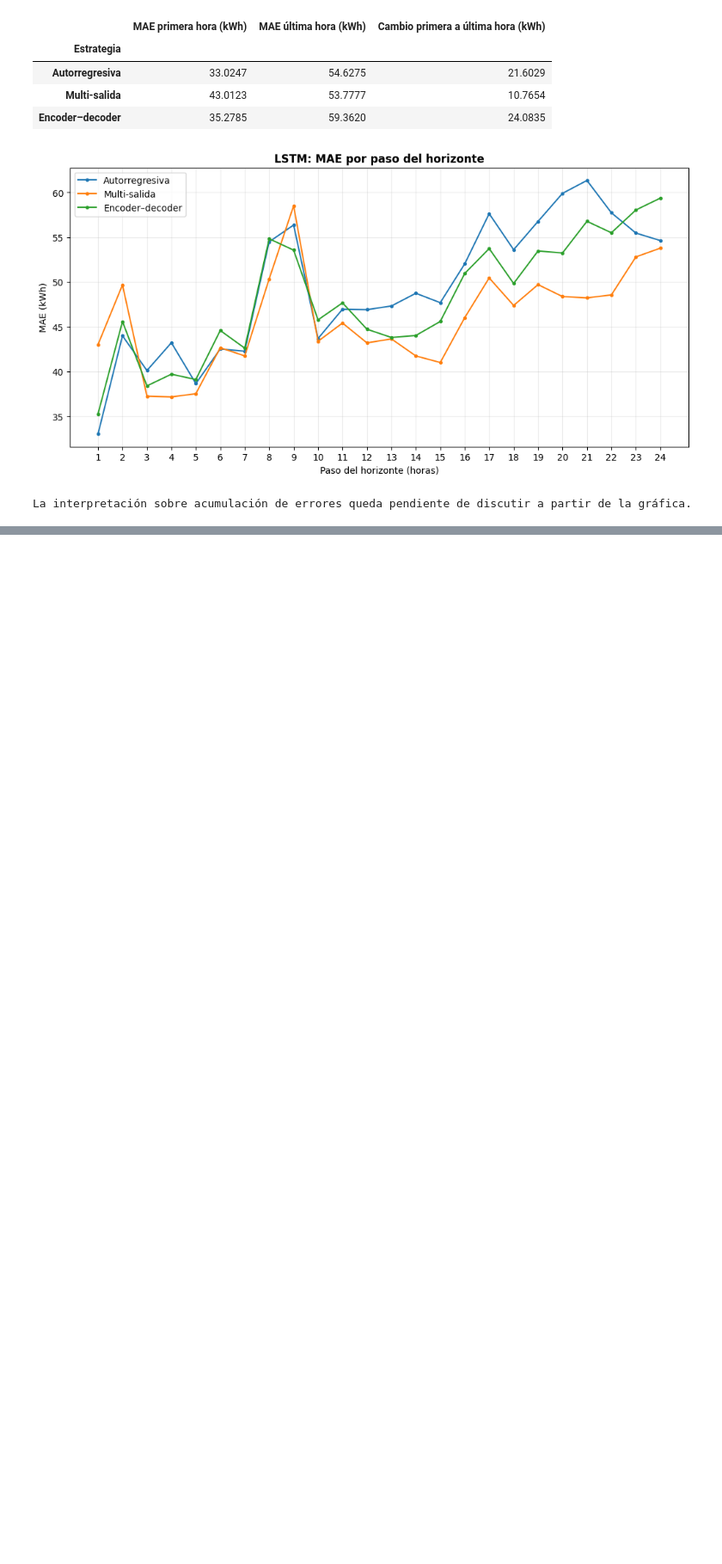
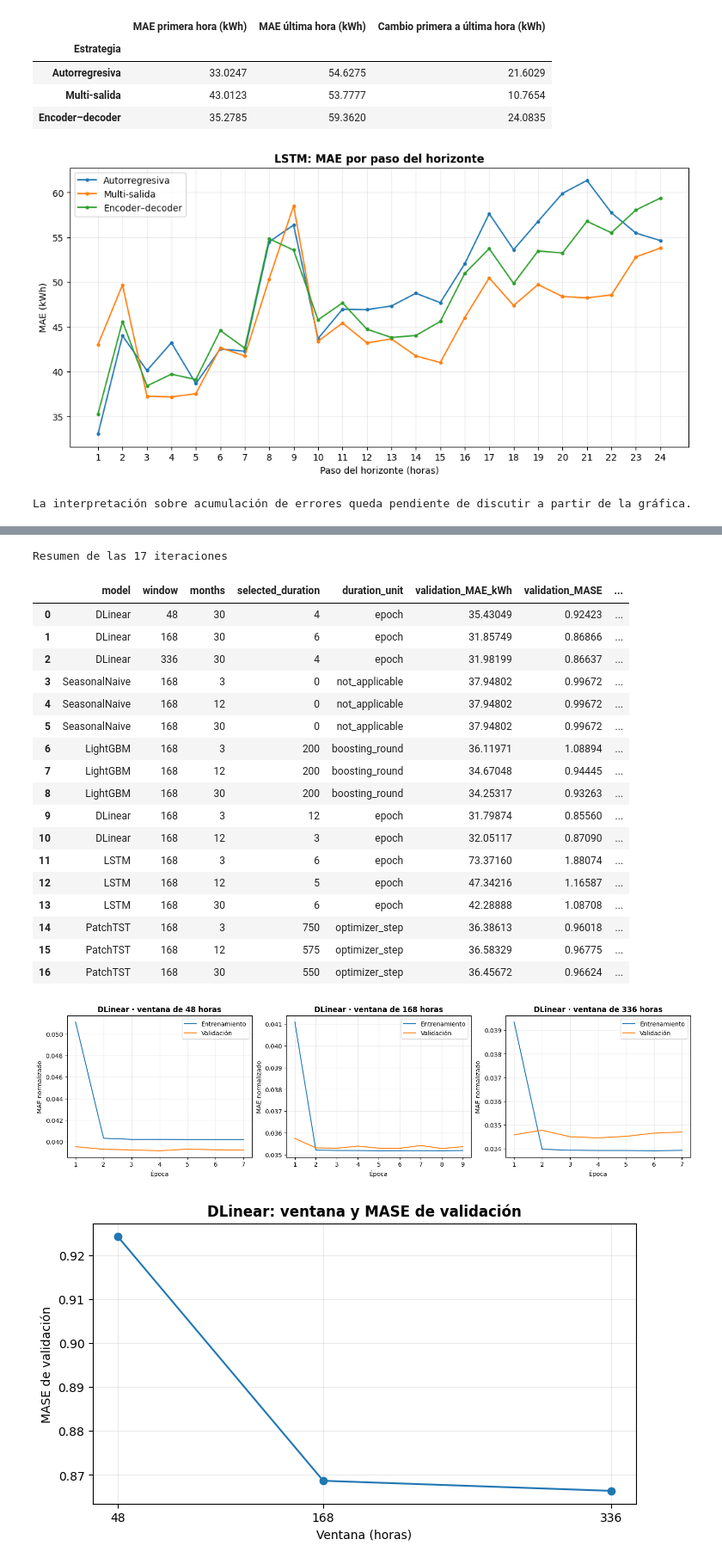
Before and after one commit to Bamo0507/Laboratorio_9_Series_de_Tiempo, a Jupyter notebook: Laboratorio_9_Series_de_Tiempo.ipynb, the cells around one changed output, grey strips where cells are left out. Shown at 86% size. Cells and saved outputs as stored; diff of their text form; code cells hidden in the pictures; blank space fills up the shorter version.

Commit message:
feat: iteracion de hiperparametros de modelos

```diff
--- a/Laboratorio_9_Series_de_Tiempo.ipynb
+++ b/Laboratorio_9_Series_de_Tiempo.ipynb
@@ -5380,0 +6166,3 @@ La interpretación sobre acumulación de errores queda pendiente de discutir a p
+# %%
+experiment_selection_table = run_experiment_selection()
+display(experiment_selection_table[["model", "window", "months", "selected_duration", "validation_MAE_kWh", "validation_MASE", "selection_reused"]].round(5))
@@ -5380,0 +6210,4 @@ La interpretación sobre acumulación de errores queda pendiente de discutir a p
+# %%
+experiment_final_table = run_experiment_final_evaluation(experiment_selection_table)
+plot_experiment_results(experiment_selection_table, experiment_final_table)
+# %% [output]
@@ -5380,0 +6257,21 @@ La interpretación sobre acumulación de errores queda pendiente de discutir a p
+Resumen de las 17 iteraciones
+|  | model | window | months | selected_duration | duration_unit | validation_MAE_kWh | validation_MASE | ... |
+| 0 | DLinear | 48 | 30 | 4 | epoch | 35.43049 | 0.92423 | ... |
+| 1 | DLinear | 168 | 30 | 6 | epoch | 31.85749 | 0.86866 | ... |
+| 2 | DLinear | 336 | 30 | 4 | epoch | 31.98199 | 0.86637 | ... |
+| 3 | SeasonalNaive | 168 | 3 | 0 | not_applicable | 37.94802 | 0.99672 | ... |
+| 4 | SeasonalNaive | 168 | 12 | 0 | not_applicable | 37.94802 | 0.99672 | ... |
+| 5 | SeasonalNaive | 168 | 30 | 0 | not_applicable | 37.94802 | 0.99672 | ... |
+| 6 | LightGBM | 168 | 3 | 200 | boosting_round | 36.11971 | 1.08894 | ... |
+| 7 | LightGBM | 168 | 12 | 200 | boosting_round | 34.67048 | 0.94445 | ... |
+| 8 | LightGBM | 168 | 30 | 200 | boosting_round | 34.25317 | 0.93263 | ... |
+| 9 | DLinear | 168 | 3 | 12 | epoch | 31.79874 | 0.85560 | ... |
+| 10 | DLinear | 168 | 12 | 3 | epoch | 32.05117 | 0.87090 | ... |
+| 11 | LSTM | 168 | 3 | 6 | epoch | 73.37160 | 1.88074 | ... |
+| 12 | LSTM | 168 | 12 | 5 | epoch | 47.34216 | 1.16587 | ... |
+| 13 | LSTM | 168 | 30 | 6 | epoch | 42.28888 | 1.08708 | ... |
+| 14 | PatchTST | 168 | 3 | 750 | optimizer_step | 36.38613 | 0.96018 | ... |
+| 15 | PatchTST | 168 | 12 | 575 | optimizer_step | 36.58329 | 0.96775 | ... |
+| 16 | PatchTST | 168 | 30 | 550 | optimizer_step | 36.45672 | 0.96624 | ... |
+[figure, added]
+[figure, added]
```
Also changed, not shown: parts of 6 cells of this notebook.
